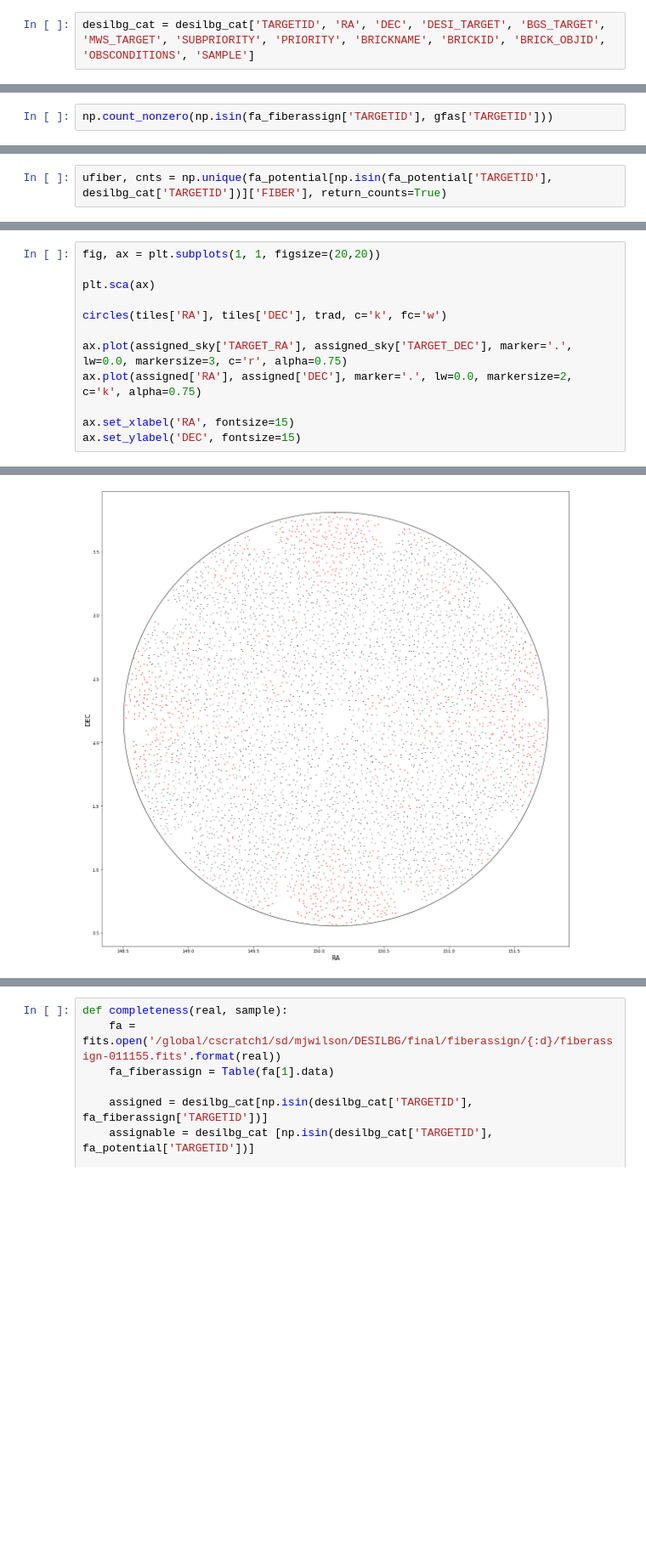
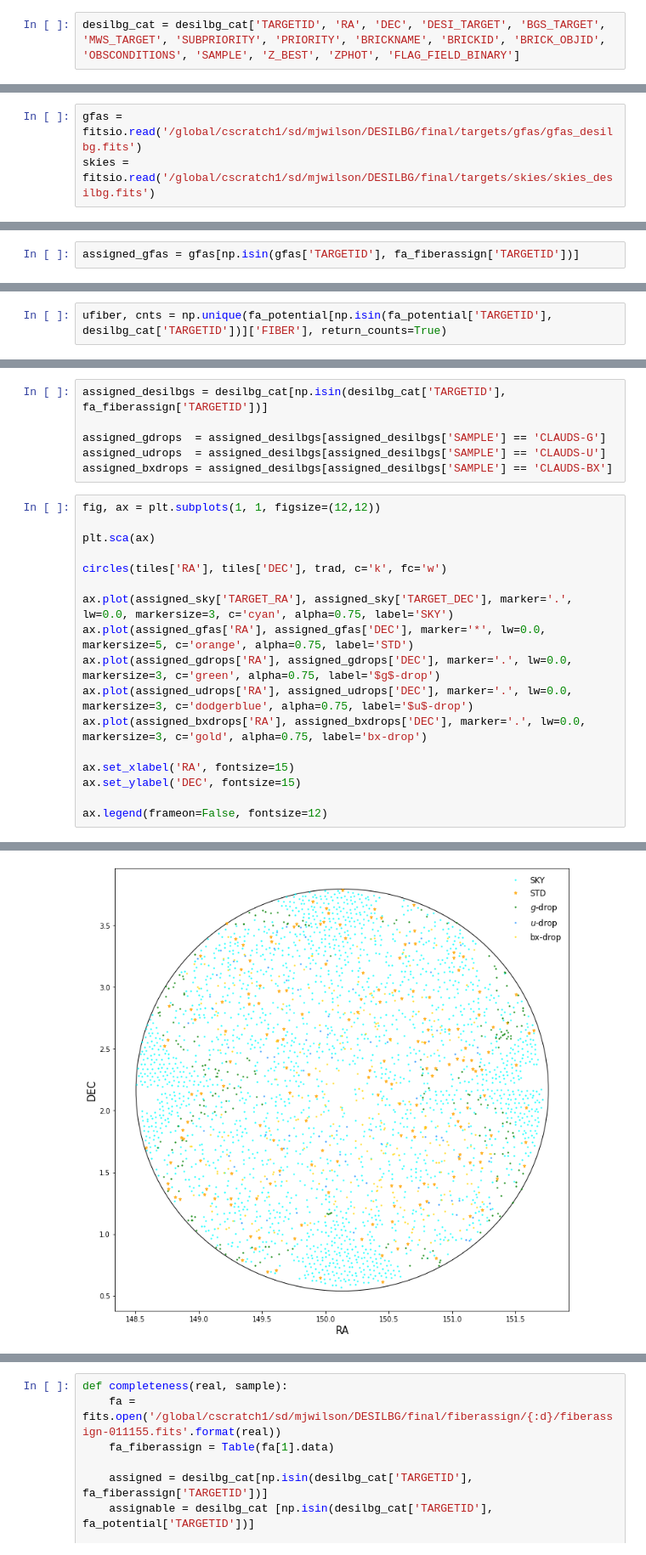
Before and after one commit to michaelJwilson/DESILBG, a Jupyter notebook: target/proposals/docs/desilbg-clauds-assign.ipynb, the cells around one changed output, grey strips where cells are left out. Shown at 85% size. Drawn from its saved outputs; the diff is of its cells as text; blank space fills up the shorter version.

```diff
--- a/target/proposals/docs/desilbg-clauds-assign.ipynb
+++ b/target/proposals/docs/desilbg-clauds-assign.ipynb
@@ -91,5 +98,5 @@ for sample in ['CLAUDS-BX', 'CLAUDS-U', 'CLAUDS-G']:
 # %%
-desilbg_cat = desilbg_cat['TARGETID', 'RA', 'DEC', 'DESI_TARGET', 'BGS_TARGET', 'MWS_TARGET', 'SUBPRIORITY', 'PRIORITY', 'BRICKNAME', 'BRICKID', 'BRICK_OBJID', 'OBSCONDITIONS', 'SAMPLE']
+desilbg_cat = desilbg_cat['TARGETID', 'RA', 'DEC', 'DESI_TARGET', 'BGS_TARGET', 'MWS_TARGET', 'SUBPRIORITY', 'PRIORITY', 'BRICKNAME', 'BRICKID', 'BRICK_OBJID', 'OBSCONDITIONS', 'SAMPLE', 'Z_BEST', 'ZPHOT', 'FLAG_FIELD_BINARY']
 # %%
 desilbg_cat['PRIORITY_INIT'] = desilbg_cat['PRIORITY']
 desilbg_cat['NUMOBS_INIT'] = np.ones(len(desilbg_cat), dtype='i8')
@@ -233,3 +270,6 @@ fitsio.write('/global/cscratch1/sd/mjwilson/DESILBG/final/skies/skies_desilbg.fi
 # %%
 gfas.write('/global/cscratch1/sd/mjwilson/DESILBG/final/targets/gfas/gfas_desilbg.fits', format='fits', overwrite=True)
+# %%
+gfas = fitsio.read('/global/cscratch1/sd/mjwilson/DESILBG/final/targets/gfas/gfas_desilbg.fits')
+skies = fitsio.read('/global/cscratch1/sd/mjwilson/DESILBG/final/targets/skies/skies_desilbg.fits')
 # %%
@@ -316,2 +356,2 @@ np.count_nonzero(np.isin(fa_fiberassign['TARGETID'], skies['TARGETID']))
 # %%
-np.count_nonzero(np.isin(fa_fiberassign['TARGETID'], gfas['TARGETID']))
+assigned_gfas = gfas[np.isin(gfas['TARGETID'], fa_fiberassign['TARGETID'])]
@@ -340,13 +381,24 @@ science = fa_fiberassign[fa_fiberassign['OBJTYPE'] == 'TGT']
+# %%
+assigned_desilbgs = desilbg_cat[np.isin(desilbg_cat['TARGETID'], fa_fiberassign['TARGETID'])]
+
+assigned_gdrops  = assigned_desilbgs[assigned_desilbgs['SAMPLE'] == 'CLAUDS-G']
+assigned_udrops  = assigned_desilbgs[assigned_desilbgs['SAMPLE'] == 'CLAUDS-U']
+assigned_bxdrops = assigned_desilbgs[assigned_desilbgs['SAMPLE'] == 'CLAUDS-BX']
 # %%
-fig, ax = plt.subplots(1, 1, figsize=(20,20))
+fig, ax = plt.subplots(1, 1, figsize=(12,12))
 
 plt.sca(ax)
 
 circles(tiles['RA'], tiles['DEC'], trad, c='k', fc='w')
 
-ax.plot(assigned_sky['TARGET_RA'], assigned_sky['TARGET_DEC'], marker='.', lw=0.0, markersize=3, c='r', alpha=0.75)
-ax.plot(assigned['RA'], assigned['DEC'], marker='.', lw=0.0, markersize=2, c='k', alpha=0.75)
+ax.plot(assigned_sky['TARGET_RA'], assigned_sky['TARGET_DEC'], marker='.', lw=0.0, markersize=3, c='cyan', alpha=0.75, label='SKY')
+ax.plot(assigned_gfas['RA'], assigned_gfas['DEC'], marker='*', lw=0.0, markersize=5, c='orange', alpha=0.75, label='STD')
+ax.plot(assigned_gdrops['RA'], assigned_gdrops['DEC'], marker='.', lw=0.0, markersize=3, c='green', alpha=0.75, label='$g$-drop')
+ax.plot(assigned_udrops['RA'], assigned_udrops['DEC'], marker='.', lw=0.0, markersize=3, c='dodgerblue', alpha=0.75, label='$u$-drop')
+ax.plot(assigned_bxdrops['RA'], assigned_bxdrops['DEC'], marker='.', lw=0.0, markersize=3, c='gold', alpha=0.75, label='bx-drop')
 
 ax.set_xlabel('RA', fontsize=15)
 ax.set_ylabel('DEC', fontsize=15)
+
+ax.legend(frameon=False, fontsize=12)
 # %% [output]
@@ -354 +406 @@ Text(0, 0.5, 'DEC')
-[figure, old version]
+[figure, new version]
```
Also changed, not shown: parts of 44 cells of this notebook, 17 other files.
